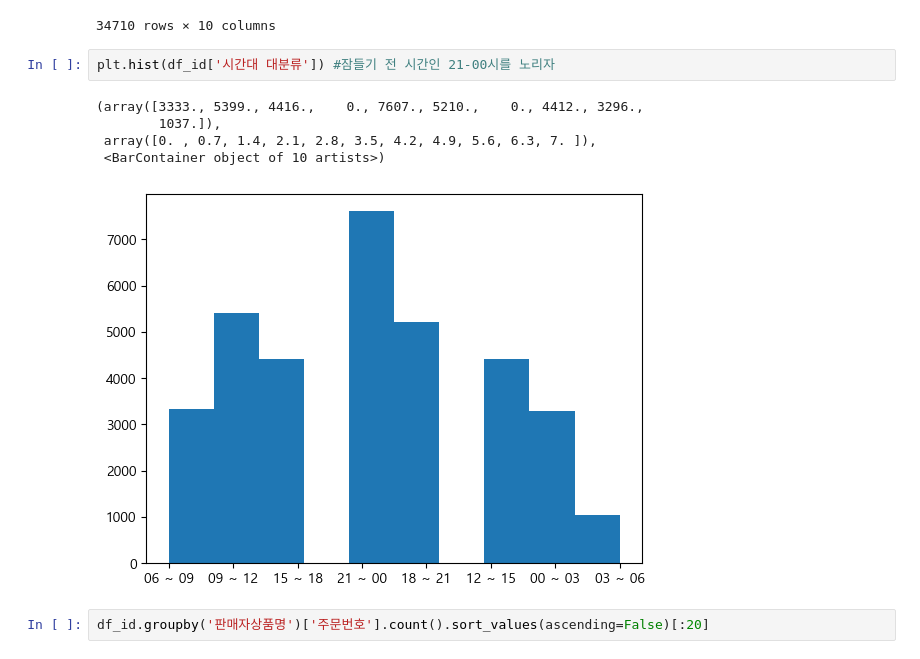
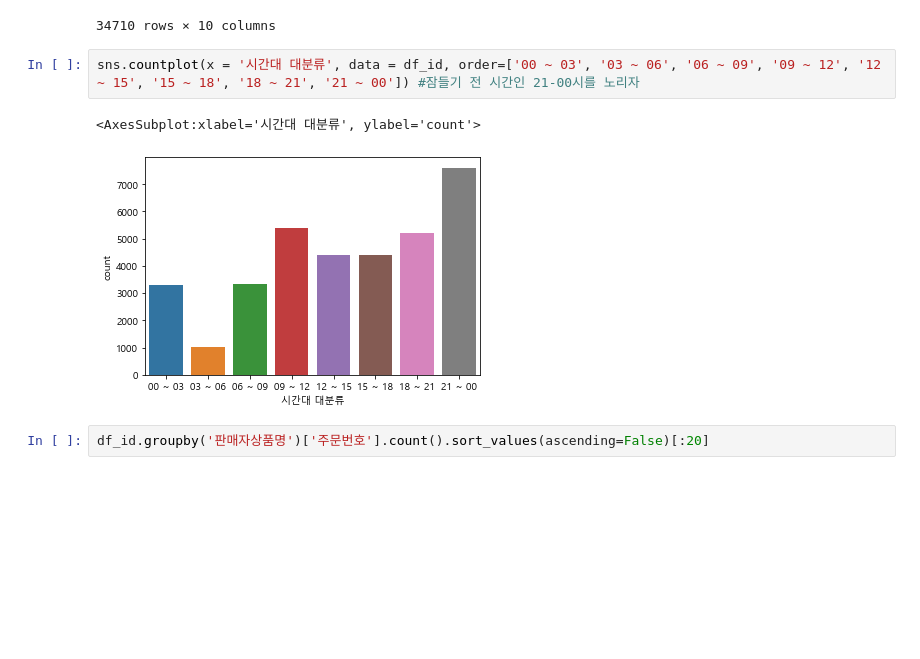
Before and after one commit to habbang8838/BDAA_treasure_in_data, a Jupyter notebook: 회원별_월별_분석_김유진.ipynb, the cells around one changed output. Cells and saved outputs as stored; diff of their text form; blank space fills up the shorter version.

```diff
--- a/회원별_월별_분석_김유진.ipynb
+++ b/회원별_월별_분석_김유진.ipynb
@@ -346,14 +324,11 @@ df_id
 | 34708 | 2022-06-09 23:00:26 | 2022060914561580 | CJ 앱/사이트 | 21 ~ 00 | 6 | okji**** | 미역국 X 5개 + 사골곰탕 X2개+ 영양꼬리곰탕 1봉 증정 | 22000 | 냉장/냉동/간편식 > 국/탕/찌개 > 국/탕 | 2022-06-09 |
 | 34709 | 2022-06-09 23:00:26 | 2022060914561580 | CJ 앱/사이트 | 21 ~ 00 | 6 | okji**** | [CJ직배송]CJ 꼬마 돈까스 400G X3개 | 15890 | 냉장/냉동/간편식 > 돈가스/고로케/너겟 > 돈가스 | 2022-06-09 |
 34710 rows × 10 columns
-# %%
-plt.hist(df_id['시간대 대분류']) #잠들기 전 시간인 21-00시를 노리자
-# %% [output]
-(array([3333., 5399., 4416.,    0., 7607., 5210.,    0., 4412., 3296.,
-        1037.]),
- array([0. , 0.7, 1.4, 2.1, 2.8, 3.5, 4.2, 4.9, 5.6, 6.3, 7. ]),
- <BarContainer object of 10 artists>)
-[figure, removed]
+# %%
+sns.countplot(x = '시간대 대분류', data = df_id, order=['00 ~ 03', '03 ~ 06', '06 ~ 09', '09 ~ 12', '12 ~ 15', '15 ~ 18', '18 ~ 21', '21 ~ 00']) #잠들기 전 시간인 21-00시를 노리자
+# %% [output]
+<AxesSubplot:xlabel='시간대 대분류', ylabel='count'>
+[figure, added]
 # %%
 df_id.groupby('판매자상품명')['주문번호'].count().sort_values(ascending=False)[:20]
 # %% [output]
```
Also changed, not shown: parts of 36 cells of this notebook.
